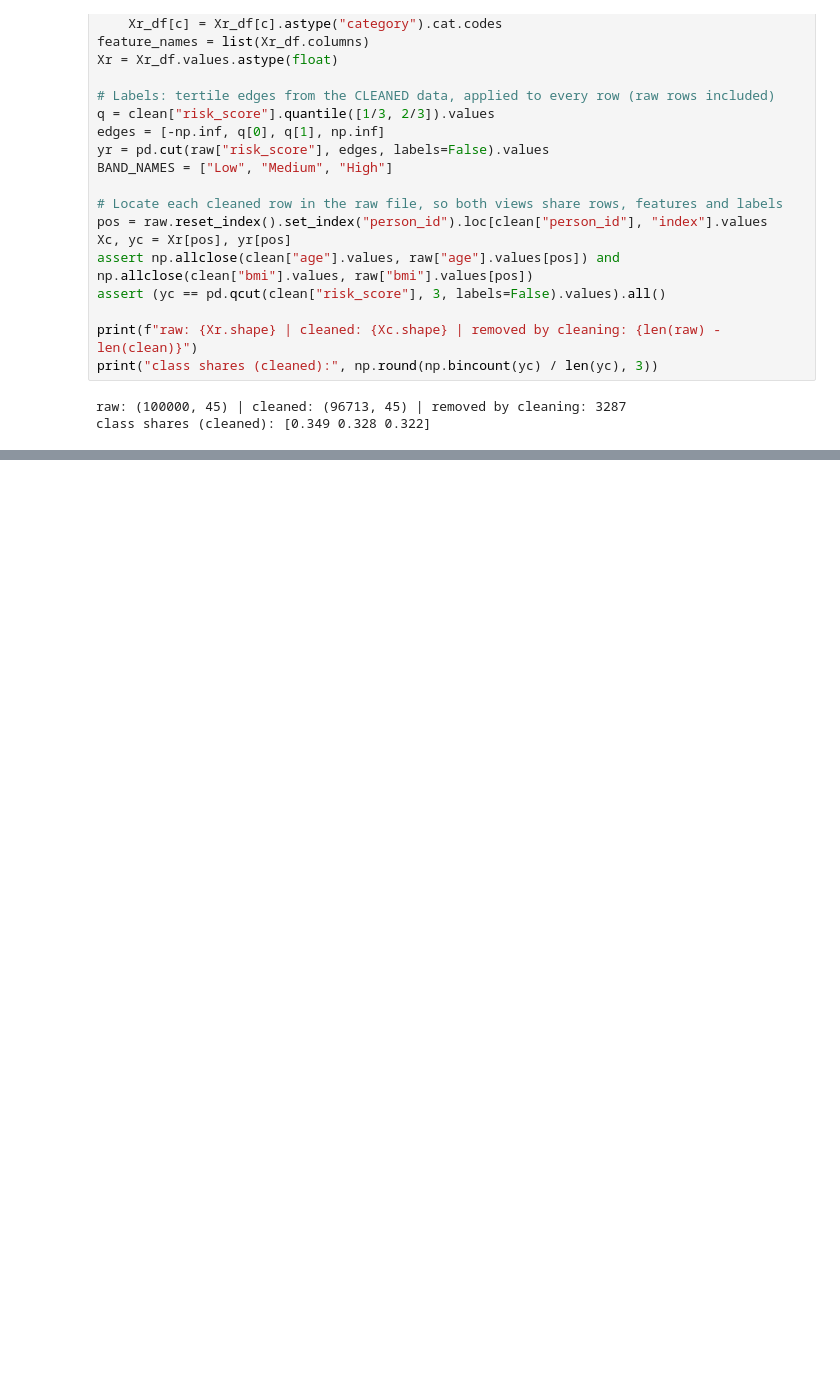
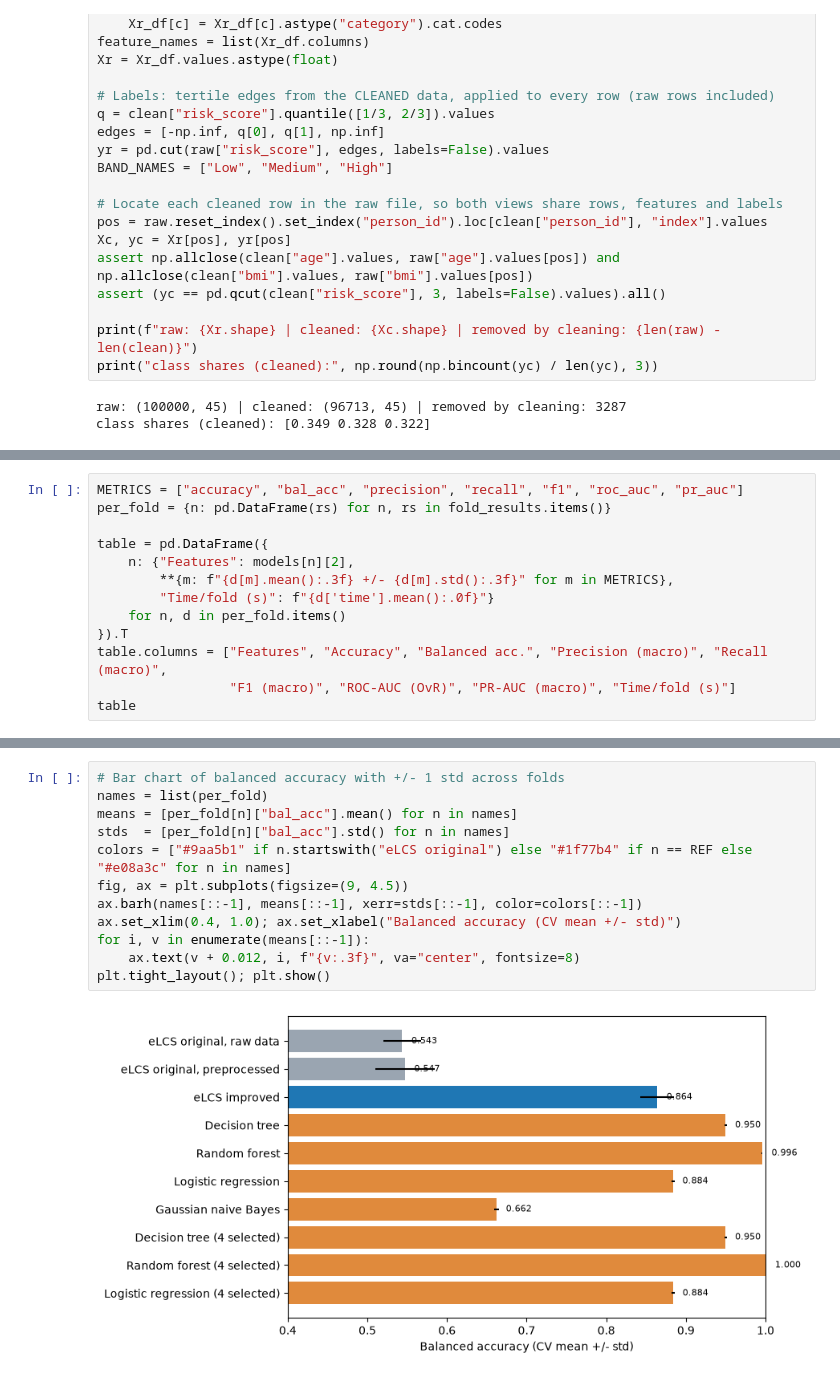
Before and after one commit to hrt9888/ENGE707-Group-Project-DBI, a Jupyter notebook: Phase 2 task 6.ipynb, the cells around one changed output, grey strips where cells are left out. Drawn from its saved outputs; the diff is of its cells as text; blank space fills up the shorter version.

```diff
--- a/Phase 2 task 6.ipynb
+++ b/Phase 2 task 6.ipynb
@@ -114,0 +167,13 @@ NameError: name 'GaussianNB' is not defined
+# %%
+METRICS = ["accuracy", "bal_acc", "precision", "recall", "f1", "roc_auc", "pr_auc"]
+per_fold = {n: pd.DataFrame(rs) for n, rs in fold_results.items()}
+
+table = pd.DataFrame({
+    n: {"Features": models[n][2],
+        **{m: f"{d[m].mean():.3f} +/- {d[m].std():.3f}" for m in METRICS},
+        "Time/fold (s)": f"{d['time'].mean():.0f}"}
+    for n, d in per_fold.items()
+}).T
+table.columns = ["Features", "Accuracy", "Balanced acc.", "Precision (macro)", "Recall (macro)",
+                 "F1 (macro)", "ROC-AUC (OvR)", "PR-AUC (macro)", "Time/fold (s)"]
+table
@@ -114,0 +192,14 @@ NameError: name 'GaussianNB' is not defined
+# %%
+# Bar chart of balanced accuracy with +/- 1 std across folds
+names = list(per_fold)
+means = [per_fold[n]["bal_acc"].mean() for n in names]
+stds  = [per_fold[n]["bal_acc"].std() for n in names]
+colors = ["#9aa5b1" if n.startswith("eLCS original") else "#1f77b4" if n == REF else "#e08a3c" for n in names]
+fig, ax = plt.subplots(figsize=(9, 4.5))
+ax.barh(names[::-1], means[::-1], xerr=stds[::-1], color=colors[::-1])
+ax.set_xlim(0.4, 1.0); ax.set_xlabel("Balanced accuracy (CV mean +/- std)")
+for i, v in enumerate(means[::-1]):
+    ax.text(v + 0.012, i, f"{v:.3f}", va="center", fontsize=8)
+plt.tight_layout(); plt.show()
+# %% [output]
+[figure, added]
```
Also changed, not shown: parts of 4 cells of this notebook.
